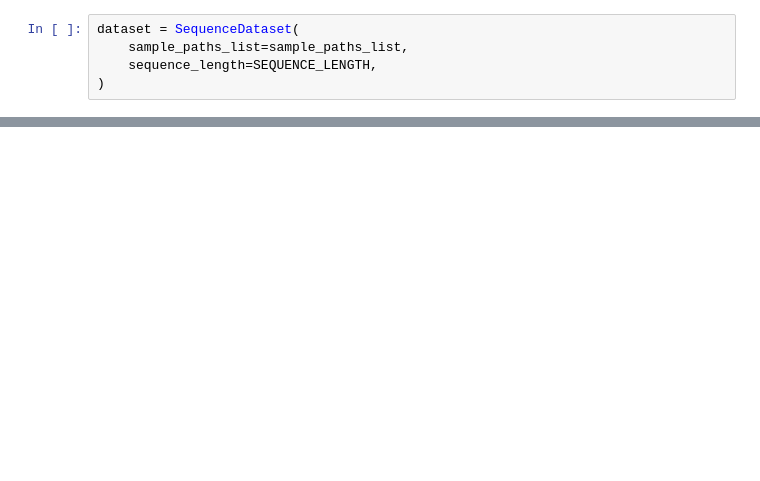
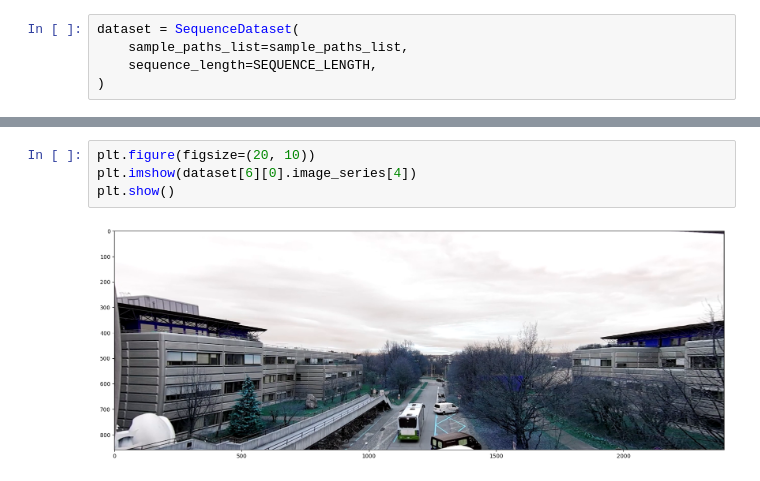
Before and after one commit to ArnaudPoletto/cs-599-window-views-visual-attention-deep-learning, a Jupyter notebook: notebooks/test.ipynb, the cells around one changed output, grey strips where cells are left out. Drawn from its saved outputs; the diff is of its cells as text; blank space fills up the shorter version.

```diff
--- a/notebooks/test.ipynb
+++ b/notebooks/test.ipynb
@@ -43,0 +53,6 @@ dataset = SequenceDataset(
+# %%
+plt.figure(figsize=(20, 10))
+plt.imshow(dataset[6][0].image_series[4])
+plt.show()
+# %% [output]
+[figure, added]
```
Also changed, not shown: parts of 4 cells of this notebook, 4 other files.
